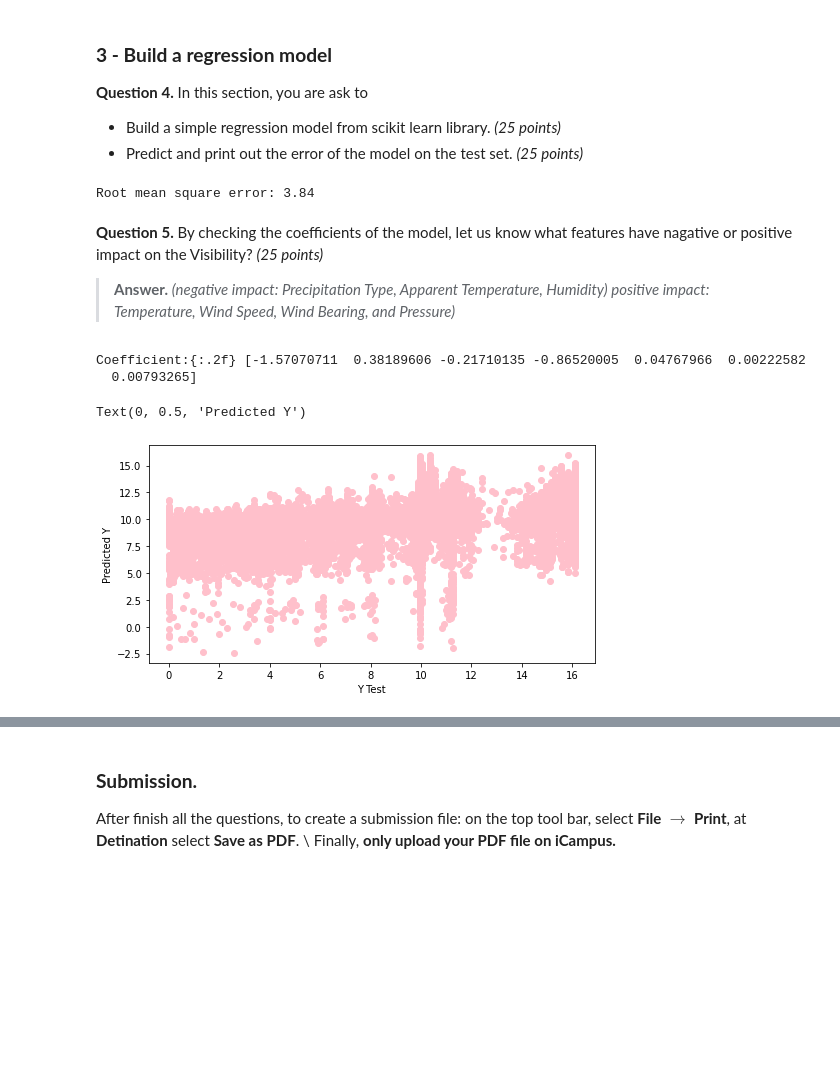
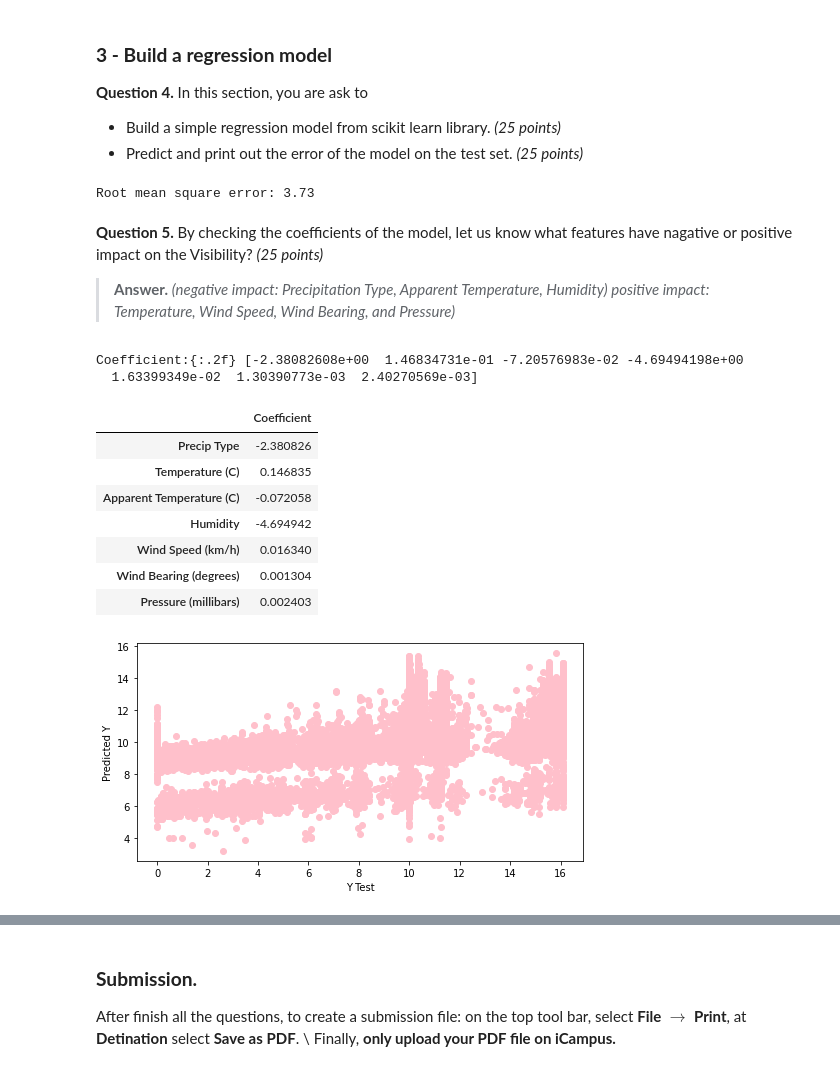
Before and after one commit to yeyiLee/ML_linear-regression, a Jupyter notebook: Homework_4.ipynb, the cells around one changed output, grey strips where cells are left out. Saved outputs shown, nothing was run; the diff lists cells and outputs as text; code cells hidden in the pictures; blank space fills up the shorter version.

```diff
--- a/Homework_4.ipynb
+++ b/Homework_4.ipynb
@@ -79,7 +79,7 @@ np.random.seed(123)
 y = target
 X = data
 from sklearn.model_selection import train_test_split
-X_train, X_test, y_train, y_test = train_test_split(X, y,train_size=.75,test_size=0.25)
+X_train, X_test, y_train, y_test = train_test_split(X, y,test_size=0.25)
 # %% [markdown]
 **Question 2.** Why do we need a training and test data to develope a machine learning model? *(10 points)*
 
@@ -97,7 +97,7 @@ X_train, X_test, y_train, y_test = train_test_split(X, y,train_size=.75,test_siz
 # %%
 # Create and fit the model
 from sklearn.linear_model import LinearRegression
-clf = LinearRegression (fit_intercept = False)
+clf = LinearRegression ()
 clf.fit (X_train, y_train)
 predicted =  clf.predict (X_test)
 expected =  y_test
@@ -105,7 +105,7 @@ expected =  y_test
 rmse = np.sqrt(np.mean((expected - predicted) ** 2))
 print("Root mean square error: {:.2f}".format(rmse))
 # %% [output]
-Root mean square error: 3.84
+Root mean square error: 3.73
 # %% [markdown]
 **Question 5.** By checking the coefficients of the model, let us know what features have nagative or positive impact on the Visibility? *(25 points)*
 > **Answer.** *(negative impact: Precipitation Type, Apparent Temperature, Humidity)
@@ -113,16 +113,28 @@ positive impact: Temperature, Wind Speed, Wind Bearing, and Pressure)*
 # %%
 # print the coefficient
 print ('Coefficient:{:.2f}',clf.coef_)
 
 
 # plot of predicted and expected visibility
 import matplotlib.pyplot as plt
 plt.figure(figsize=(8, 4))
 plt.scatter(expected, predicted, color="pink")
 plt.xlabel('Y Test')
 plt.ylabel('Predicted Y')
+
+#made a coefficient matrix
+cf = pd.DataFrame(clf.coef_,X.columns)
+cf.columns = ['Coefficient']
+cf
 # %% [output]
-Coefficient:{:.2f} [-1.57070711  0.38189606 -0.21710135 -0.86520005  0.04767966  0.00222582
-  0.00793265]
+Coefficient:{:.2f} [-2.38082608e+00  1.46834731e-01 -7.20576983e-02 -4.69494198e+00
+  1.63399349e-02  1.30390773e-03  2.40270569e-03]
-Text(0, 0.5, 'Predicted Y')
+|  | Coefficient |
+| Precip Type | -2.380826 |
+| Temperature (C) | 0.146835 |
+| Apparent Temperature (C) | -0.072058 |
+| Humidity | -4.694942 |
+| Wind Speed (km/h) | 0.016340 |
+| Wind Bearing (degrees) | 0.001304 |
+| Pressure (millibars) | 0.002403 |
-[figure, old version]
+[figure, new version]
```
Also changed, not shown: parts of 1 cell of this notebook.
